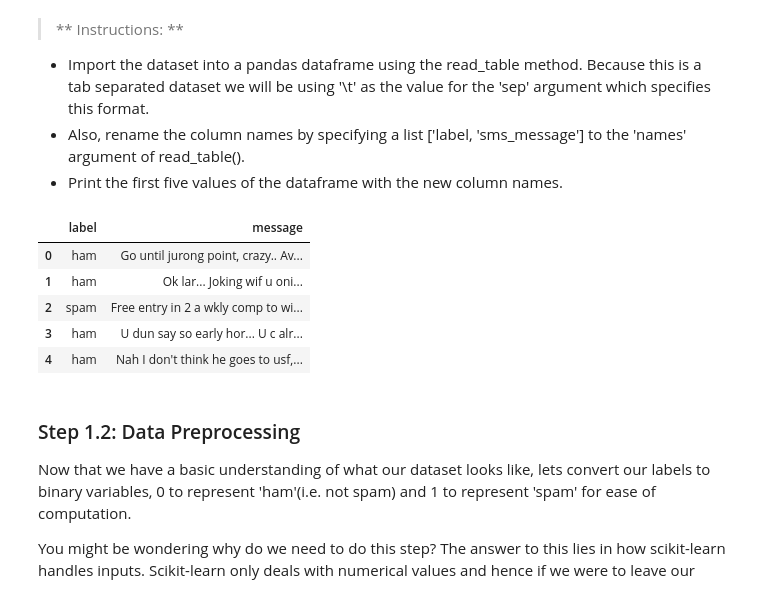
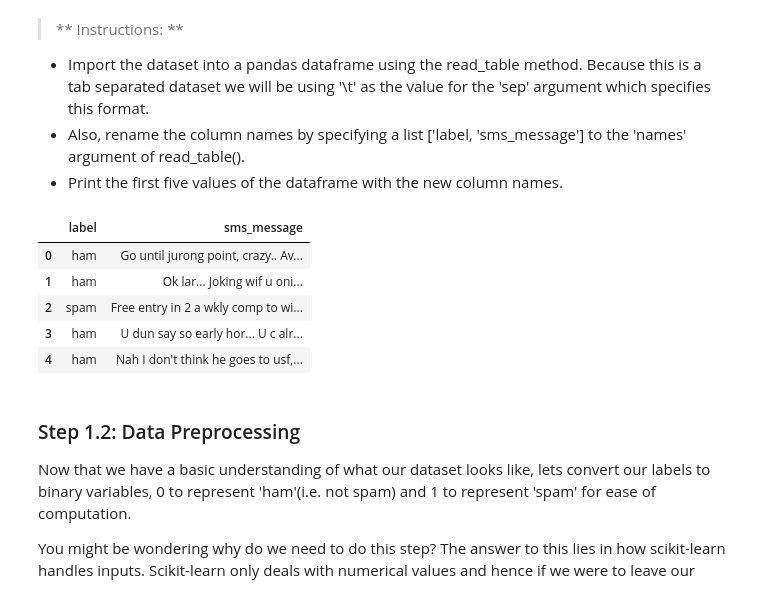
Before and after one commit to singhjagmohan1000/machine-learning-nanodegree, a Jupyter notebook: naive_base/Bayesian_Inference.ipynb, the cells around one changed output. Drawn from its saved outputs; the diff is of its cells as text; code cells hidden in the pictures.

```diff
--- a/naive_base/Bayesian_Inference.ipynb
+++ b/naive_base/Bayesian_Inference.ipynb
@@ -62,18 +62,18 @@ The second column is the text content of the SMS message that is being classifie
 # %%
 '''
 Solution
 '''
 import pandas as pd
 # Dataset from - https://archive.ics.uci.edu/ml/datasets/SMS+Spam+Collection
 df = pd.read_table('SMSSpamCollection' ,
                    sep='\t',
                    header=None,
-                   names=['label', 'message'])
+                   names=['label', 'sms_message'])
 
 # Output printing out first 5 rows
 df.head()
 # %% [output]
-|  | label | message |
+|  | label | sms_message |
 | 0 | ham | Go until jurong point, crazy.. Av... |
 | 1 | ham | Ok lar... Joking wif u oni... |
 | 2 | spam | Free entry in 2 a wkly comp to wi... |
```
Also changed, not shown: parts of 17 cells of this notebook.
